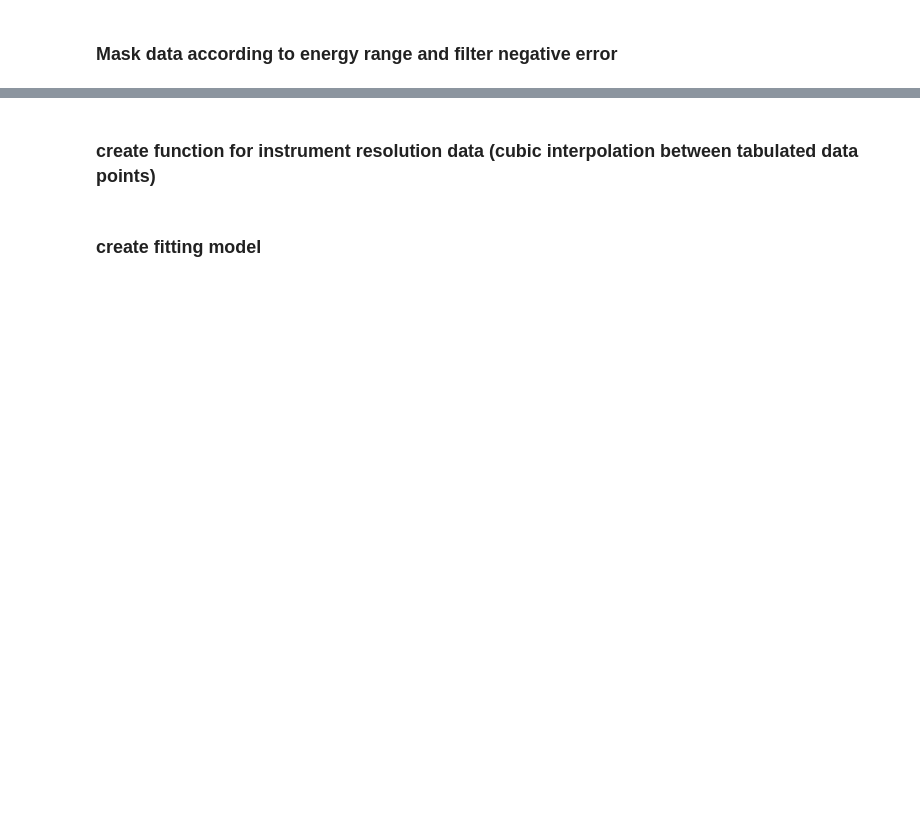
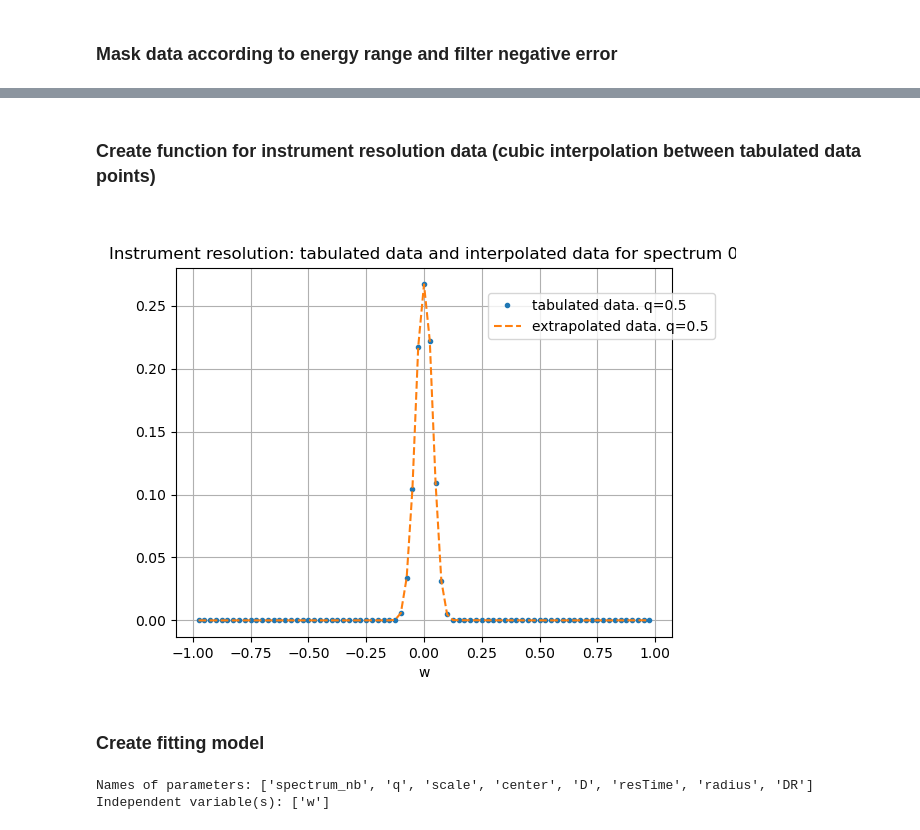
Before and after one commit to celinedurniak/test_nbsphinx, a Jupyter notebook: docs/examples/lmfit_waterIN5_teixeira_fit.ipynb, the cells around one changed output, grey strips where cells are left out. Drawn from its saved outputs; the diff is of its cells as text; code cells hidden in the pictures; blank space fills up the shorter version.

```diff
--- a/docs/examples/lmfit_waterIN5_teixeira_fit.ipynb
+++ b/docs/examples/lmfit_waterIN5_teixeira_fit.ipynb
@@ -191,7 +140,11 @@ ax1.grid();
 # %% [markdown]
-### create function for instrument resolution data (cubic interpolation between tabulated data points)
+### Create function for instrument resolution data (cubic interpolation between tabulated data points)
 # %%
-f_interp = [interp1d(resol_5A_x[i], resol_5A[i]/np.sum(resol_5A[i]), kind='cubic', bounds_error=False, fill_value='extrapolate') for i in range(nb_q_values)]
+f_interp = [interp1d(resol_5A_x[i],
+                     resol_5A[i]/np.sum(resol_5A[i]),
+                     kind='cubic',
+                     bounds_error=False,
+                     fill_value='extrapolate') for i in range(nb_q_values)]
 
 def irf_gate(w, spectrum_nb=0):
     """ Function defined from the interpolation of instrument resolution data
@@ -200,15 +153,24 @@ def irf_gate(w, spectrum_nb=0):
 # %%
 # check interpolation for first spectrum of resolution function: plot tabulated data and interpolated data
 indx = 0
 
 fig2, ax2 = plt.subplots()
-ax2.plot(resol_5A_x[indx], resol_5A[indx]/np.sum(resol_5A[indx]), '.', label='tabulated data. q={:.2}'.format(data_5A['q'][indx]))
-ax2.plot(f_5A['x'][indx], irf_gate(f_5A['x'][indx], indx), '--', label='extrapolated data. q={:.2}'.format(data_5A['q'][indx]))
+ax2.plot(resol_5A_x[indx],
+         resol_5A[indx]/np.sum(resol_5A[indx]),
+         '.',
+         label=f"tabulated data. q={data_5A['q'][indx]:.2}")
+ax2.plot(f_5A['x'][indx],
+         irf_gate(f_5A['x'][indx], indx),
+         '--',
+         label=f"extrapolated data. q={data_5A['q'][indx]:.2}")
 ax2.legend(bbox_to_anchor=(1.1, .95))
-ax2.set(xlabel='w', title='Instrument resolution: tabulated data and interpolated data for spectrum {}'.format(indx))
+ax2.set(xlabel='w',
+        title=f'Instrument resolution: tabulated data and interpolated data for spectrum {indx}')
 ax2.grid();
+# %% [output]
+[figure, added]
 # %% [markdown]
-### create fitting model
+### Create fitting model
 # %%
 import QENSmodels
 # %%
@@ -243,5 +205,8 @@ model.set_param_hint('q', vary=False)
 model.set_param_hint('spectrum_nb', vary=False)
 
 params = model.make_params()
+# %% [output]
+Names of parameters: ['spectrum_nb', 'q', 'scale', 'center', 'D', 'resTime', 'radius', 'DR']
+Independent variable(s): ['w']
 # %%
 # Plot of the fitting models without and convoluted with the resolution function
```
Also changed, not shown: parts of 22 cells of this notebook, 20 other files.
